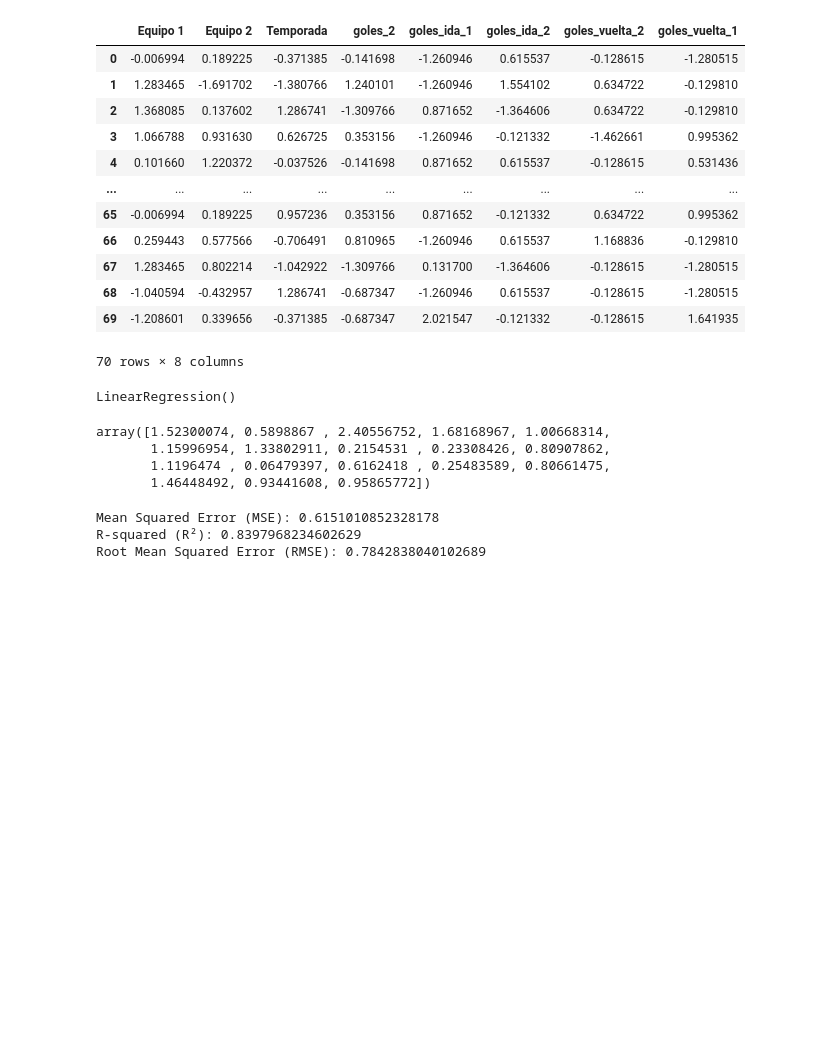
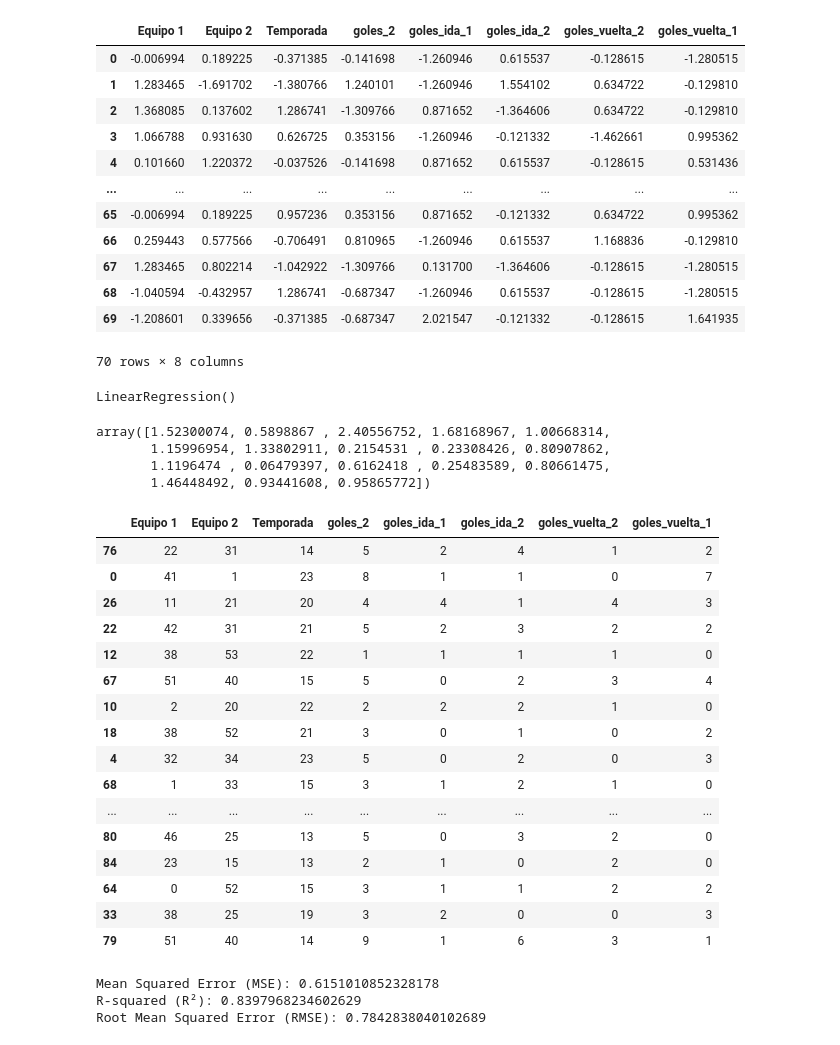
Before and after one commit to crltsnch/Champions_23-24, a Jupyter notebook: analysis.ipynb, the cells around one changed output. Cells and saved outputs as stored; diff of their text form; code cells hidden in the pictures; blank space fills up the shorter version.

```diff
--- a/analysis.ipynb
+++ b/analysis.ipynb
@@ -186,6 +186,27 @@ array([1.52300074, 0.5898867 , 2.40556752, 1.68168967, 1.00668314,
        1.15996954, 1.33802911, 0.2154531 , 0.23308426, 0.80907862,
        1.1196474 , 0.06479397, 0.6162418 , 0.25483589, 0.80661475,
        1.46448492, 0.93441608, 0.95865772])
+# %%
+x_train
+x_test
+# %% [output]
+|  | Equipo 1 | Equipo 2 | Temporada | goles_2 | goles_ida_1 | goles_ida_2 | goles_vuelta_2 | goles_vuelta_1 |
+| 76 | 22 | 31 | 14 | 5 | 2 | 4 | 1 | 2 |
+| 0 | 41 | 1 | 23 | 8 | 1 | 1 | 0 | 7 |
+| 26 | 11 | 21 | 20 | 4 | 4 | 1 | 4 | 3 |
+| 22 | 42 | 31 | 21 | 5 | 2 | 3 | 2 | 2 |
+| 12 | 38 | 53 | 22 | 1 | 1 | 1 | 1 | 0 |
+| 67 | 51 | 40 | 15 | 5 | 0 | 2 | 3 | 4 |
+| 10 | 2 | 20 | 22 | 2 | 2 | 2 | 1 | 0 |
+| 18 | 38 | 52 | 21 | 3 | 0 | 1 | 0 | 2 |
+| 4 | 32 | 34 | 23 | 5 | 0 | 2 | 0 | 3 |
+| 68 | 1 | 33 | 15 | 3 | 1 | 2 | 1 | 0 |
+| ... | ... | ... | ... | ... | ... | ... | ... | ... |
+| 80 | 46 | 25 | 13 | 5 | 0 | 3 | 2 | 0 |
+| 84 | 23 | 15 | 13 | 2 | 1 | 0 | 2 | 0 |
+| 64 | 0 | 52 | 15 | 3 | 1 | 1 | 2 | 2 |
+| 33 | 38 | 25 | 19 | 3 | 2 | 0 | 0 | 3 |
+| 79 | 51 | 40 | 14 | 9 | 1 | 6 | 3 | 1 |
 # %%
 #Evaluamos del modelo para ver la calidad de las predcciones
 
```
Also changed, not shown: parts of 3 cells of this notebook.
